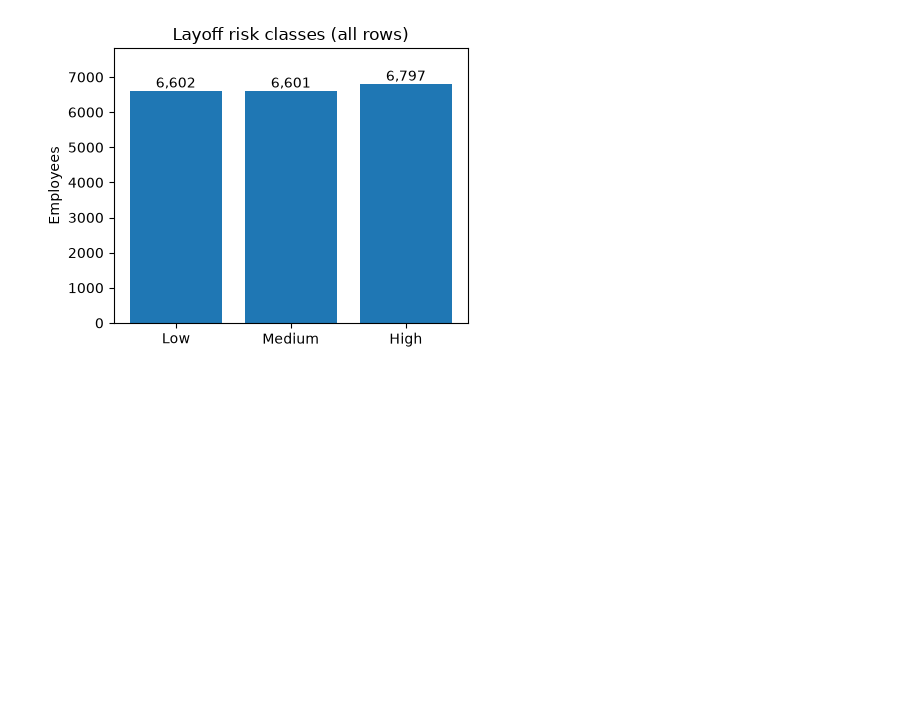
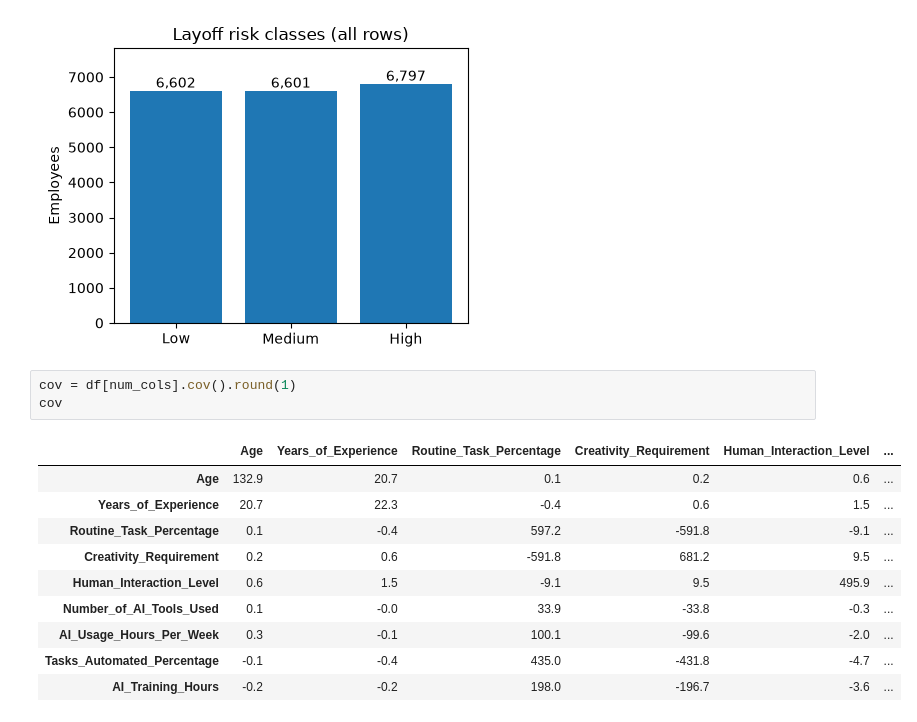
Before and after one commit to Shreyas-IITRPR/AI-Layoff-Risk-Predictor, a Jupyter notebook: ai101_team28.ipynb, the cells around one changed output. Saved outputs shown, nothing was run; the diff lists cells and outputs as text; blank space fills up the shorter version.

```diff
--- a/ai101_team28.ipynb
+++ b/ai101_team28.ipynb
@@ -109,3 +109,17 @@ Medium    6601
 High      6797
 Name: count, dtype: int64
 [figure]
+# %%
+cov = df[num_cols].cov().round(1)
+cov
+# %% [output]
+|  | Age | Years_of_Experience | Routine_Task_Percentage | Creativity_Requirement | Human_Interaction_Level | ... |
+| Age | 132.9 | 20.7 | 0.1 | 0.2 | 0.6 | ... |
+| Years_of_Experience | 20.7 | 22.3 | -0.4 | 0.6 | 1.5 | ... |
+| Routine_Task_Percentage | 0.1 | -0.4 | 597.2 | -591.8 | -9.1 | ... |
+| Creativity_Requirement | 0.2 | 0.6 | -591.8 | 681.2 | 9.5 | ... |
+| Human_Interaction_Level | 0.6 | 1.5 | -9.1 | 9.5 | 495.9 | ... |
+| Number_of_AI_Tools_Used | 0.1 | -0.0 | 33.9 | -33.8 | -0.3 | ... |
+| AI_Usage_Hours_Per_Week | 0.3 | -0.1 | 100.1 | -99.6 | -2.0 | ... |
+| Tasks_Automated_Percentage | -0.1 | -0.4 | 435.0 | -431.8 | -4.7 | ... |
+| AI_Training_Hours | -0.2 | -0.2 | 198.0 | -196.7 | -3.6 | ... |
```
Also changed, not shown: parts of 1 cell of this notebook, 1 other file.
